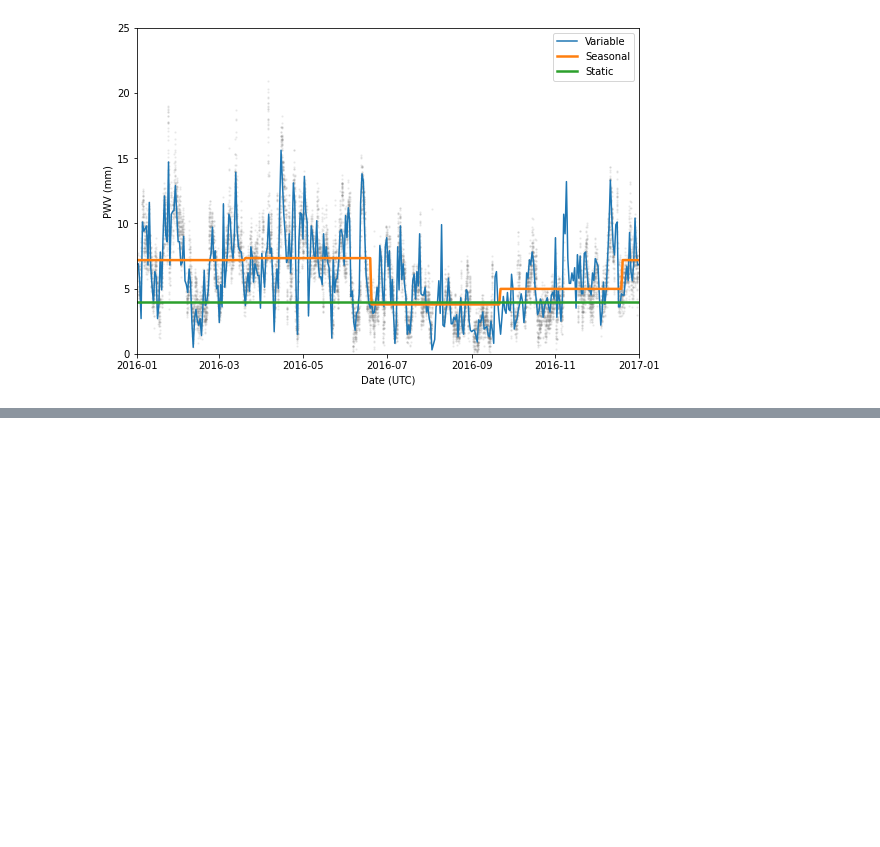
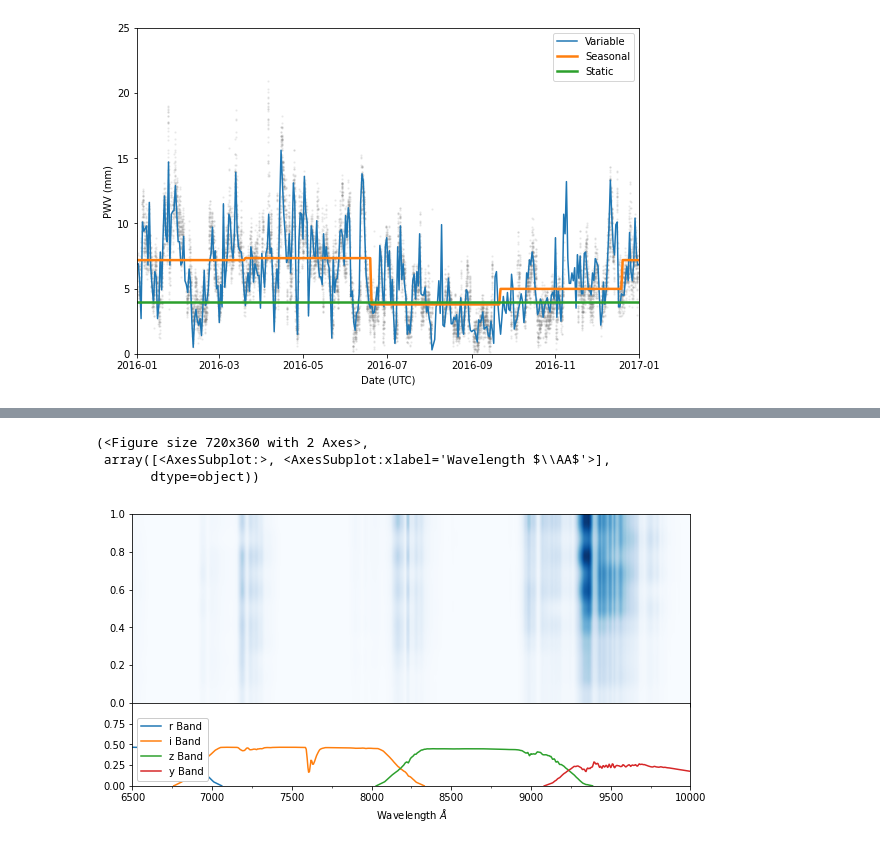
Before and after one commit to LSSTDESC/SN-PWV, a Jupyter notebook: notebooks/pwv_modeling.ipynb, the cells around one changed output, grey strips where cells are left out. Saved outputs shown, nothing was run; the diff lists cells and outputs as text; code cells hidden in the pictures; blank space fills up the shorter version.

```diff
--- a/notebooks/pwv_modeling.ipynb
+++ b/notebooks/pwv_modeling.ipynb
@@ -207,0 +303,7 @@ plt.show()
+# %%
+plot_delta_sn_flux()
+# %% [output]
+(<Figure size 720x360 with 2 Axes>,
+ array([<AxesSubplot:>, <AxesSubplot:xlabel='Wavelength $\\AA$'>],
+       dtype=object))
+[figure, added]
```
Also changed, not shown: parts of 6 cells of this notebook.
